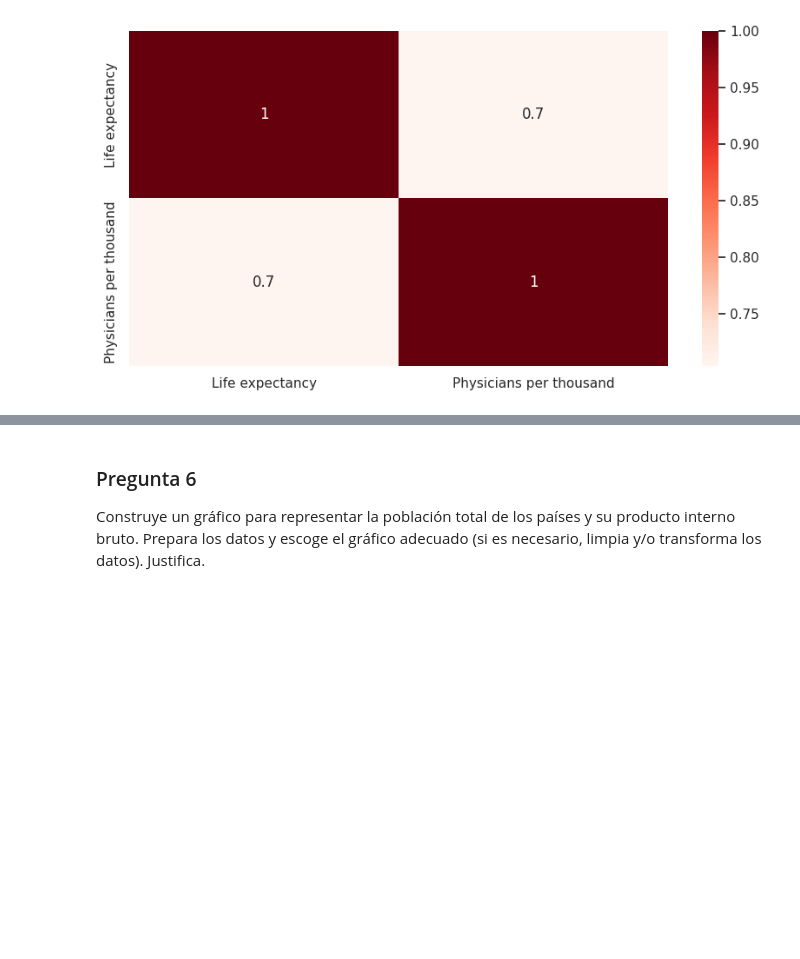
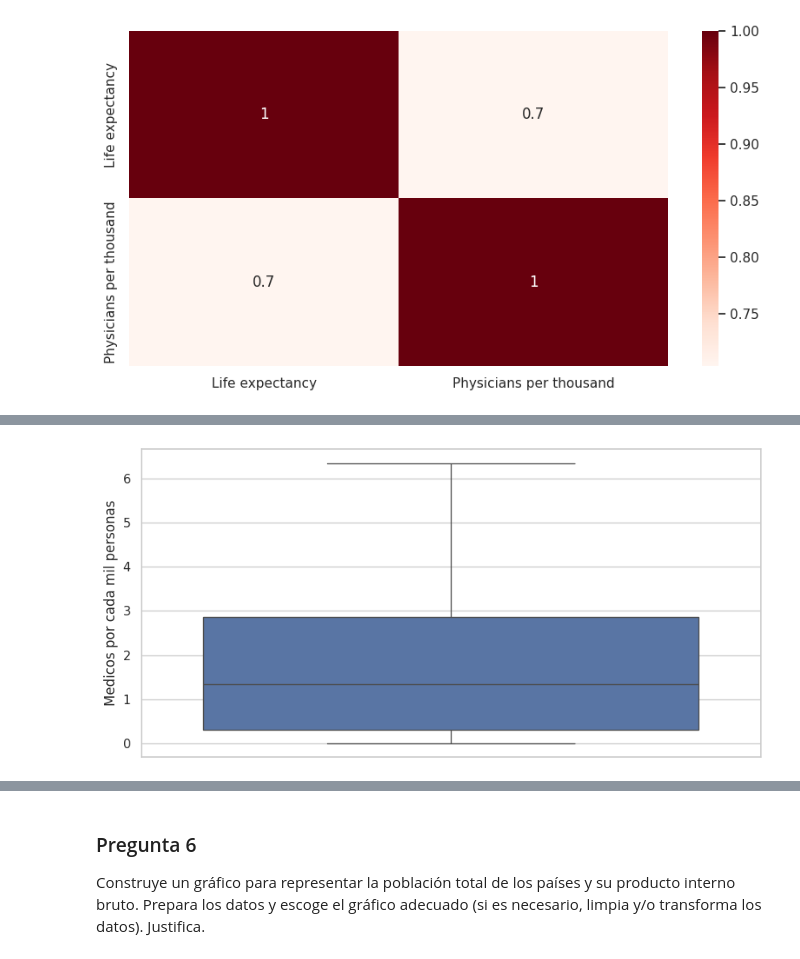
Before and after one commit to realvarez/courses-data-scientist, a Jupyter notebook: AnalisisEstadisticoPython/Desafio4.ipynb, the cells around one changed output, grey strips where cells are left out. Saved outputs shown, nothing was run; the diff lists cells and outputs as text; code cells hidden in the pictures; blank space fills up the shorter version.

```diff
--- a/AnalisisEstadisticoPython/Desafio4.ipynb
+++ b/AnalisisEstadisticoPython/Desafio4.ipynb
@@ -279,0 +265,14 @@ KeyError: 'Life expectancy'
+# %%
+Q1 = np.percentile(df_med_esp['Physicians per thousand'], 25)
+Q3 = np.percentile(df_med_esp['Physicians per thousand'], 75)
+IQR = Q3-Q1
+limite_inferior = Q1-1.5*IQR
+limite_superior = Q3+1.5*IQR
+df_med_esp = df_med_esp[(df_med_esp['Physicians per thousand'] >= limite_inferior) & (df_med_esp['Physicians per thousand']<= limite_superior)]
+
+sns.set(style='whitegrid')
+sns.boxplot(y='Physicians per thousand', data=df_med_esp)
+plt.ylabel('Medicos por cada mil personas')
+plt.show()
+# %% [output]
+[figure, added]
```
Also changed, not shown: parts of 17 cells of this notebook.
